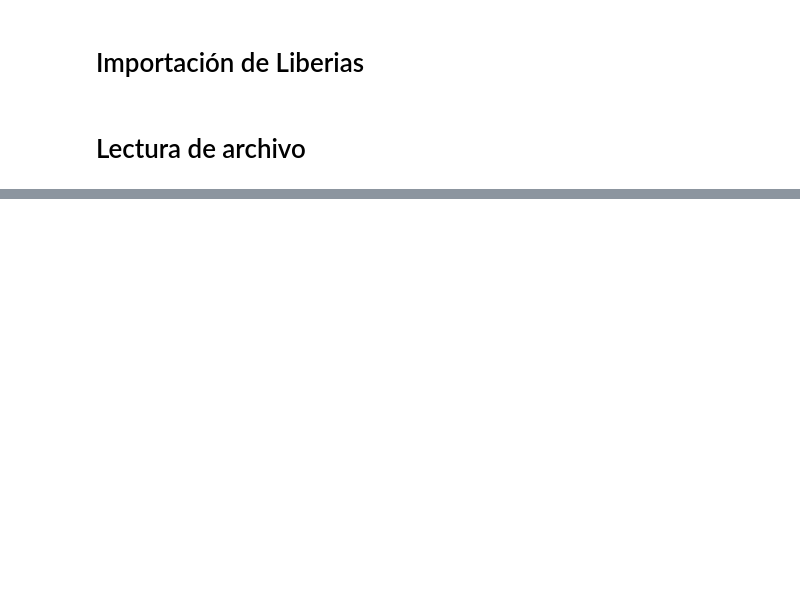
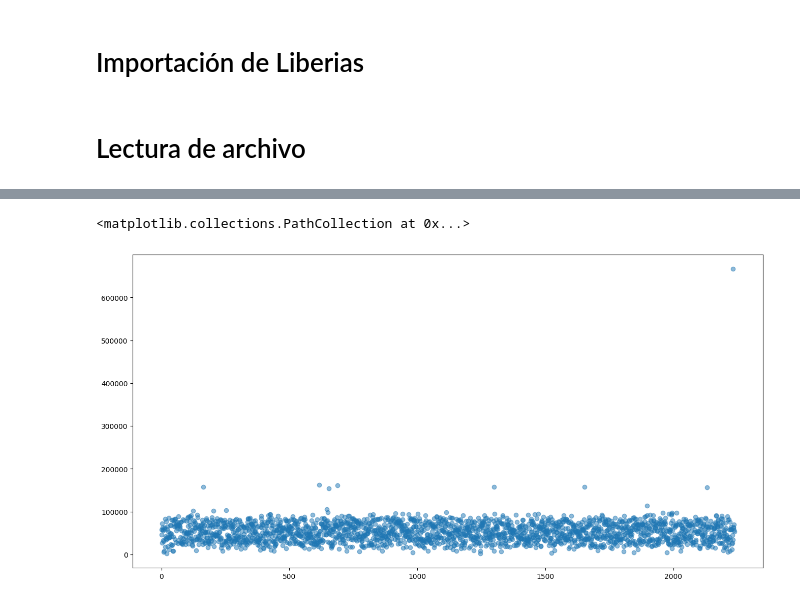
Before and after one commit to tommad1/Marketing-IFood, a Jupyter notebook: IFood_TM.ipynb, the cells around one changed output, grey strips where cells are left out. Drawn from its saved outputs; the diff is of its cells as text; code cells hidden in the pictures; blank space fills up the shorter version.

```diff
--- a/IFood_TM.ipynb
+++ b/IFood_TM.ipynb
@@ -27,6 +36,7 @@ from sklearn.metrics import mean_squared_error, classification_report,confusion_
 # %%
-url = "https://raw.githubusercontent.com/tommad1/NeuroBox/NeuroBox/BootCamp/Modulo%204/Tarea/marketing_campaign.csv"
-data = pd.read_csv(url, sep=';')
-#https://vscode.dev/github/tommad1/NeuroBox/blob/NeuroBox/BootCamp/Modulo%204/Tarea/marketing_campaign.csv
+
+ifood = "https://raw.githubusercontent.com/tommad1/Marketing-IFood/d31be9b11678e2540fa43992b0584c56572300de/marketing_campaign.csv"
+
+marketing = pd.read_csv(ifood, sep=';')
 marketing
 # %% [output]
@@ -33,0 +193,2 @@ HTTPError: HTTP Error 404: Not Found
+# %%
+marketing = marketing.drop(columns=['ID', 'Z_CostContact', 'Z_Revenue'])
@@ -33,0 +225,8 @@ HTTPError: HTTP Error 404: Not Found
+# %%
+# hacer un Diagrama de dispersion para ver los valores aislados
+integers=range(len(marketing['Income']))
+plt.figure(figsize=(16,8))
+plt.scatter(integers,marketing['Income'],alpha=0.5)
+# %% [output]
+<matplotlib.collections.PathCollection at 0x...>
+[figure, added]
```
Also changed, not shown: parts of 137 cells of this notebook.
